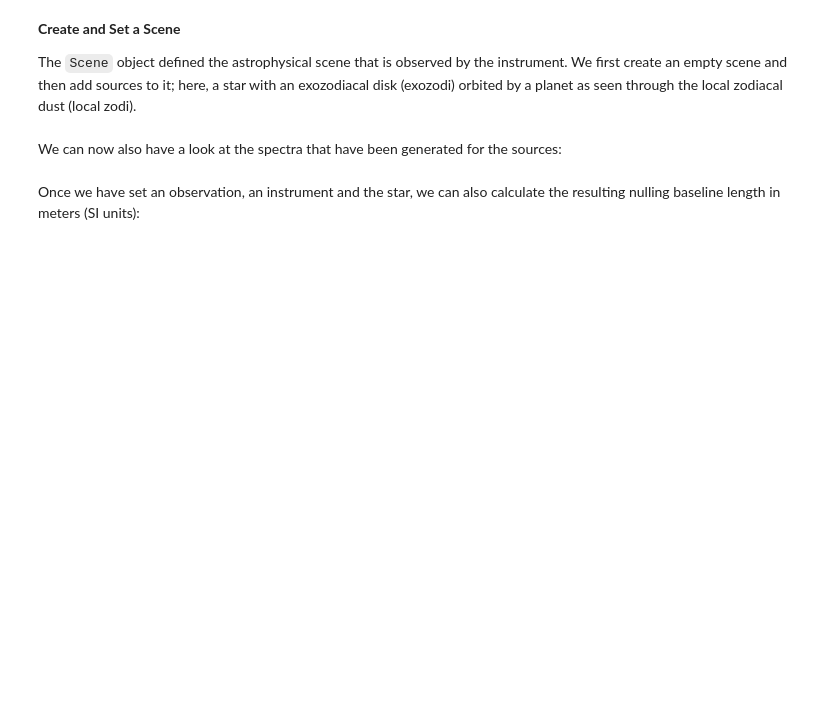
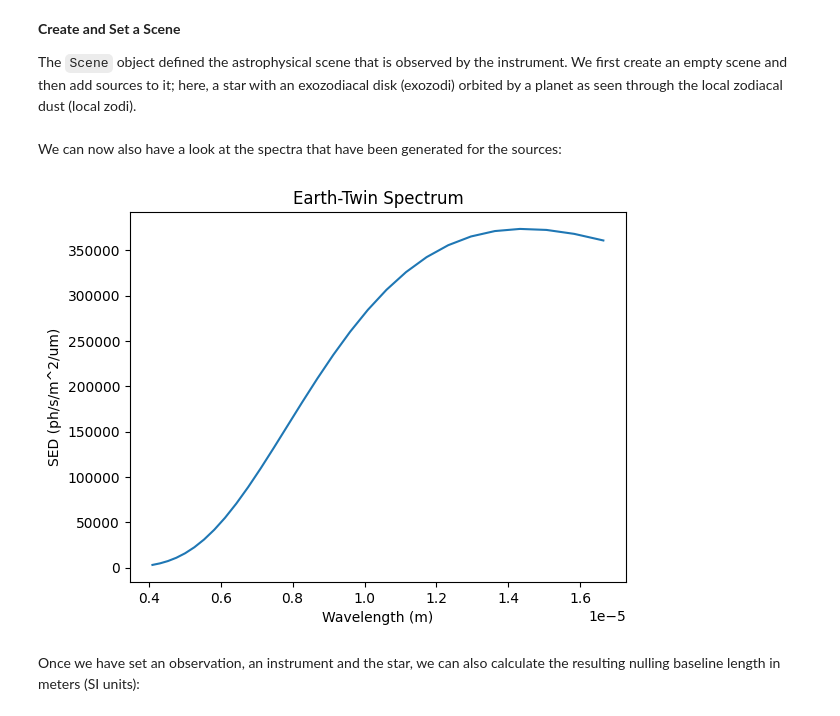
Before and after one commit to pahuber/PHRINGE, a Jupyter notebook: docs/tutorials/advanced_example.ipynb, the cells around one changed output. Drawn from its saved outputs; the diff is of its cells as text; code cells hidden in the pictures; blank space fills up the shorter version.

```diff
--- a/docs/tutorials/advanced_example.ipynb
+++ b/docs/tutorials/advanced_example.ipynb
@@ -139,14 +153,16 @@ scene.add_source(local_zodi)
 # %% [markdown]
 We can now also have a look at the spectra that have been generated for the sources:
 # %%
-earth_twin_spectrum = phringe.get_source_spectrum('Earth-Twin').cpu().numpy()
+earth_twin_spectrum = phringe.get_source_spectrum('Earth-Twin').cpu().numpy()[:, 0, 0]
 wavelengths = phringe.get_wavelength_bin_centers().cpu().numpy()
 
 plt.title('Earth-Twin Spectrum')
 plt.plot(wavelengths, earth_twin_spectrum)
 plt.ylabel('SED (ph/s/m^2/um)')
 plt.xlabel('Wavelength (m)')
 plt.show()
+# %% [output]
+[figure, added]
 # %% [markdown]
 Once we have set an observation, an instrument and the star, we can also calculate the resulting nulling baseline length in meters (SI units):
 # %%
```
Also changed, not shown: parts of 10 cells of this notebook.
